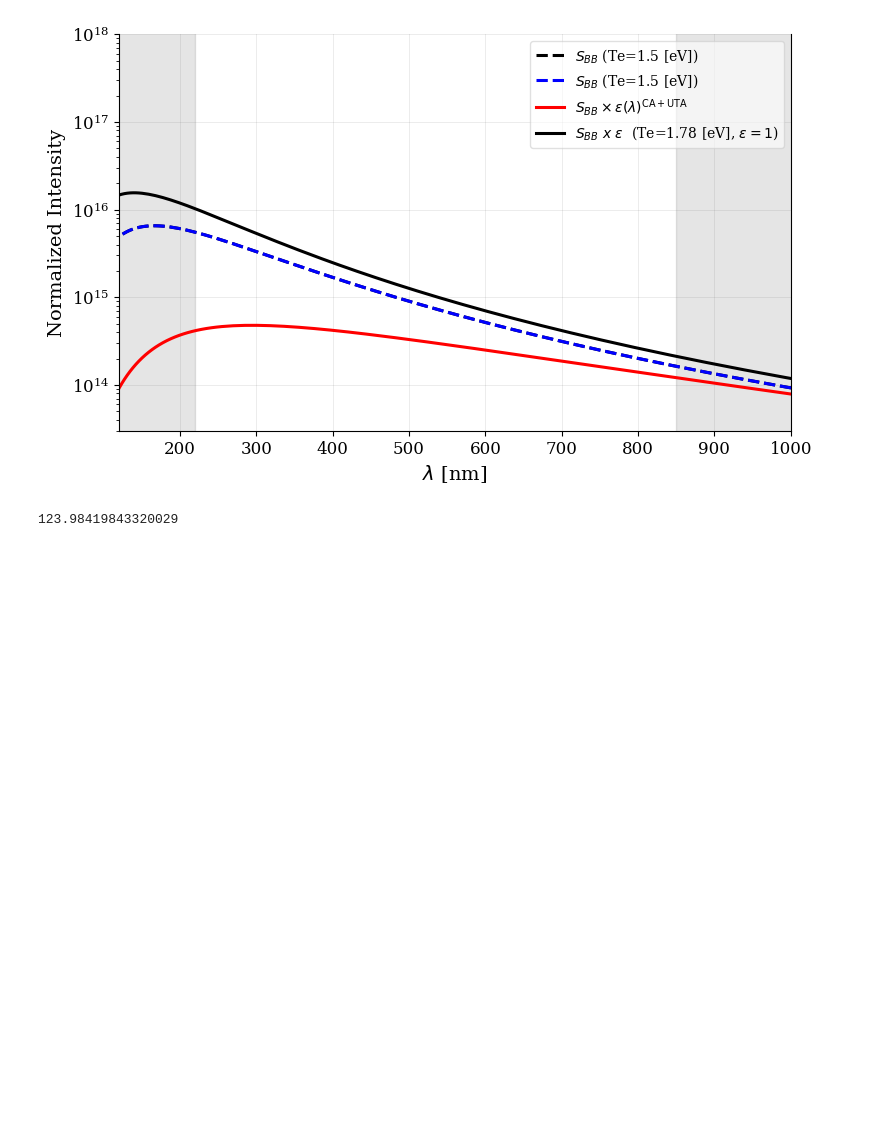
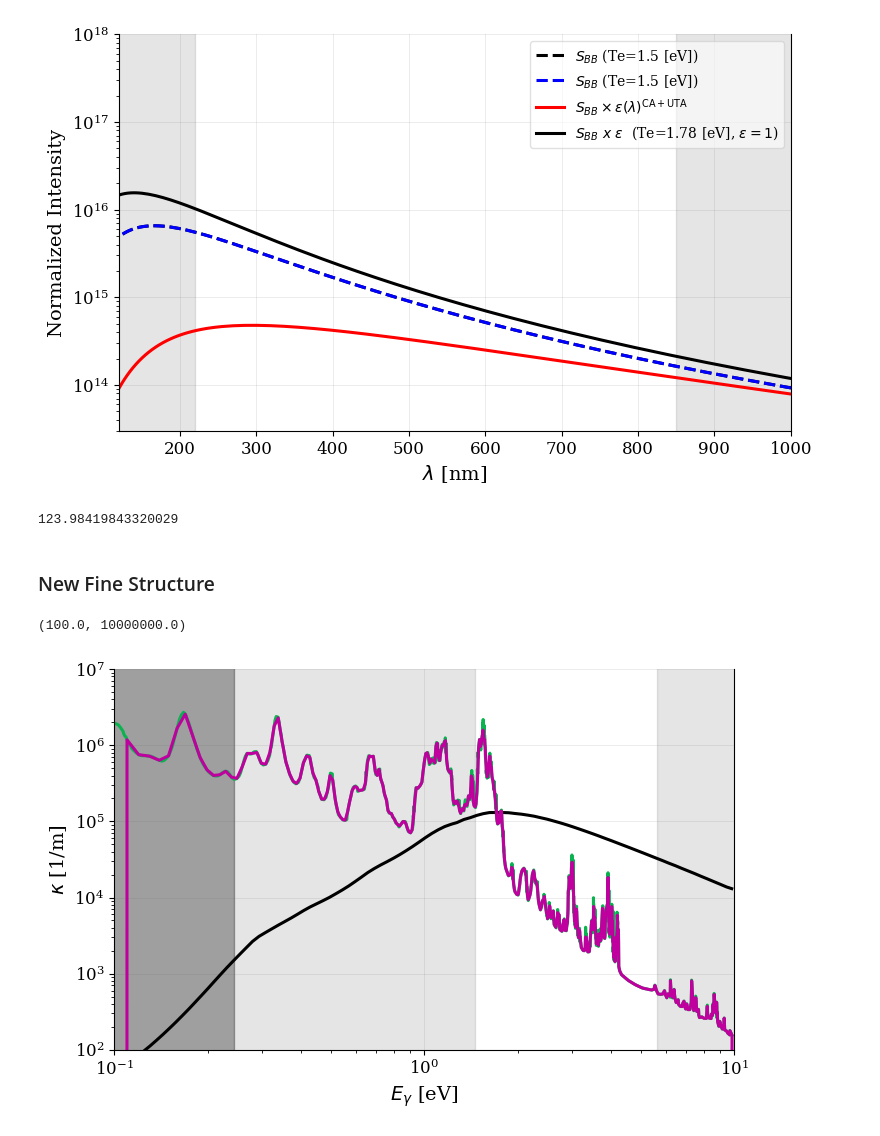
Before and after one commit to MurilloGroupMSU/Two-Temperature-Model, a Jupyter notebook: jupyter/Plasma_Information/Opacity.ipynb, the cells around one changed output. Drawn from its saved outputs; the diff is of its cells as text; code cells hidden in the pictures; blank space fills up the shorter version.

```diff
--- a/jupyter/Plasma_Information/Opacity.ipynb
+++ b/jupyter/Plasma_Information/Opacity.ipynb
@@ -387,3 +387,43 @@ plt.savefig("../../media/Rough_uniform-plasma_Intensity.png", dpi=200)
 Eγ_to_λ_nm(10)
 # %% [output]
 123.98419843320029
+# %% [markdown]
+### New Fine Structure
+# %%
+N_dense = int(1e3)
+dense_Eγ = np.linspace(0.1, 10, num=N_dense)
+dx = dense_Eγ[1]-dense_Eγ[0]
+# %%
+from scipy.interpolate import interp1d
+
+fs_1p5eV_data = read_csv("../../data/CF_Collisional_Radiative/Ar_Te=Tr=1.5eV_nAr=6.2e20invcc/opac_ar_1.5ev_1.5ev_6.2e20cc_01_02_FS_LINES_5000pts_log_zoom_LABELS.txt", delim_whitespace=True, header=0 )
+fs_1p5eV_data_total = read_csv("../../data/CF_Collisional_Radiative/Ar_Te=Tr=1.5eV_nAr=6.2e20invcc/opac_ar_1.5ev_1.5ev_6.2e20cc_01_02_FS_LINES_5000pts_log_zoom_LABELS_total.txt", delim_whitespace=True, header=0 )
+fs_1p5eV_Eγ = fs_1p5eV_data['E_γ[eV]']
+fs_1p5eV_κ = fs_1p5eV_data['opacity[cm^2/g]']*ρi_kginvm3
+
+fs_1p5eV_Eγ_total = fs_1p5eV_data_total['E_γ[eV]']
+fs_1p5eV_κ_total = fs_1p5eV_data_total['opacity[cm^2/g]']*ρi_kginvm3
+
+fs_1p5eV_κ_interp = interp1d(fs_1p5eV_Eγ, fs_1p5eV_κ, bounds_error=False, fill_value=(0,0))
+fs_1p5eV_κ_interped = fs_1p5eV_κ_interp(dense_Eγ)
+# %%
+fig, ax = plt.subplots()
+
+ax.plot(fs_1p5eV_Eγ, fs_1p5eV_κ)
+ax.plot(fs_1p5eV_Eγ_total, fs_1p5eV_κ_total, color='k')
+ax.plot(dense_Eγ, fs_1p5eV_κ_interped)
+
+
+ax.set_yscale('log')
+ax.set_xscale('log')
+ax.fill_betweenx(np.linspace(0,1e8, num=2), 0, E_pe, color='k', alpha=0.3)
+ax.fill_betweenx(np.linspace(0,1e8, num=2), 0, λ_nm_to_Eγ(850), color='k', alpha=0.1)
+ax.fill_betweenx(np.linspace(0,1e8, num=2), λ_nm_to_Eγ(220), 200, color='k', alpha=0.1)
+
+ax.set_xlabel(r"$E_\gamma$ [eV]")
+ax.set_ylabel(r"$\kappa$ [1/m]")
+ax.set_xlim(0.1,10)
+ax.set_ylim(1e2,1e7)
+# %% [output]
+(100.0, 10000000.0)
+[figure, added]
```
Also changed, not shown: parts of 3 cells of this notebook, 6 other files.
